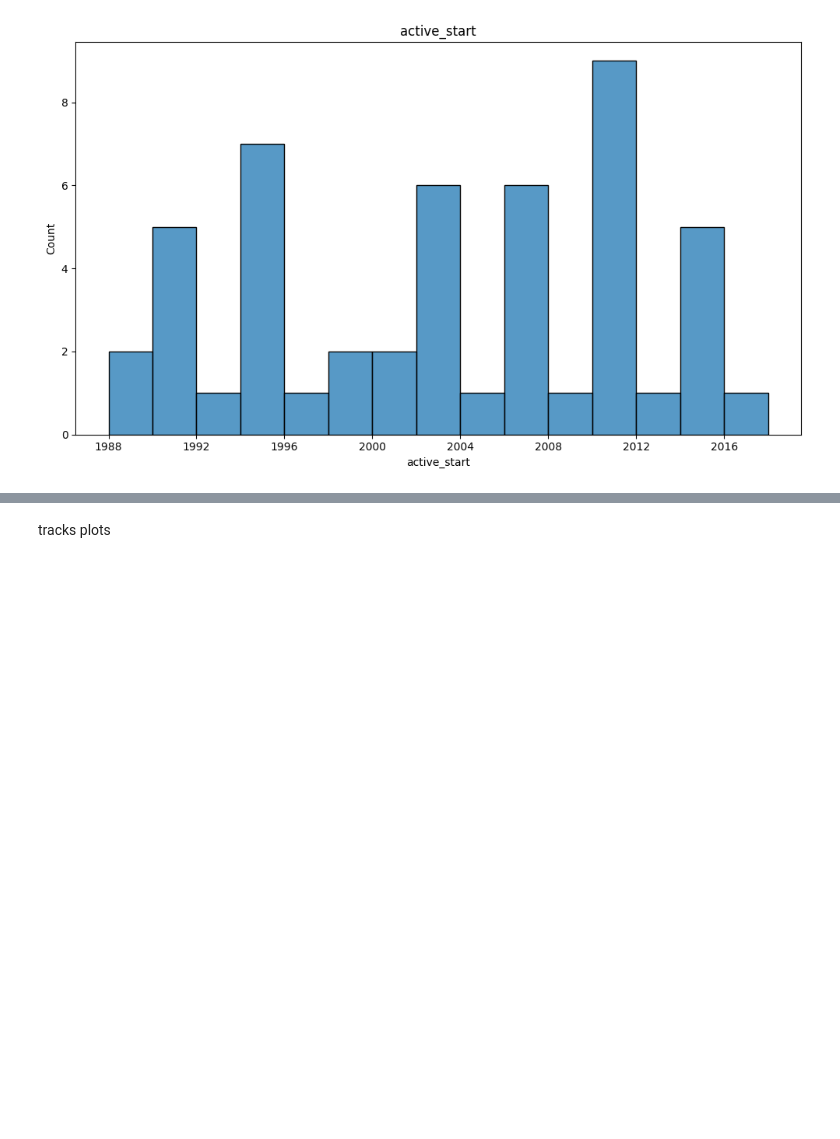
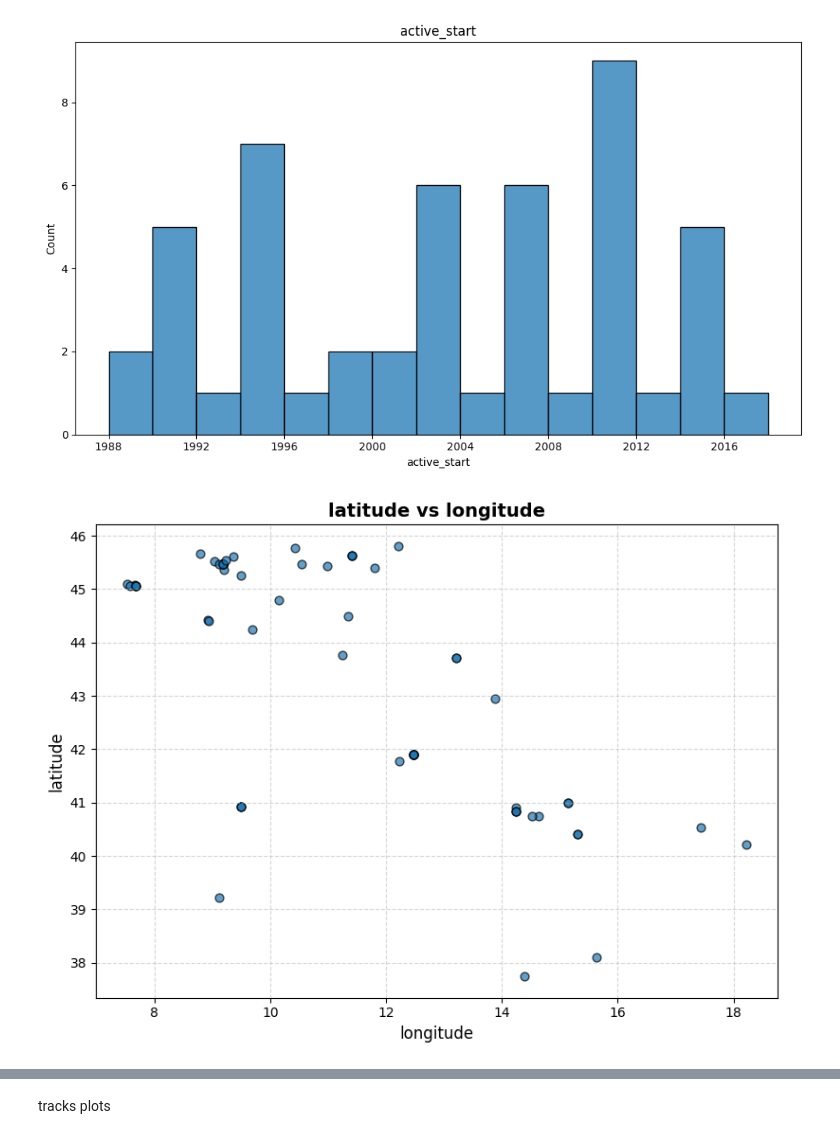
Before and after one commit to abderrahmane-salmi/UNIPI-Data-Mining-Project, a Jupyter notebook: task1/01_data_understanding.ipynb, the cells around one changed output, grey strips where cells are left out. Saved outputs shown, nothing was run; the diff lists cells and outputs as text; code cells hidden in the pictures; blank space fills up the shorter version.

Commit message:
added plots

```diff
--- a/task1/01_data_understanding.ipynb
+++ b/task1/01_data_understanding.ipynb
@@ -621,3 +621,8 @@ fig.tight_layout()
 fig = plot_date_distribution(artists_df["active_start"], figsize=(10,6), bins=15)
 # %% [output]
 [figure]
+# %%
+
+scatterplot(artists_df, "longitude", "latitude")
+# %% [output]
+[figure, added]
```
Also changed, not shown: parts of 2 cells of this notebook, 1 other file.
